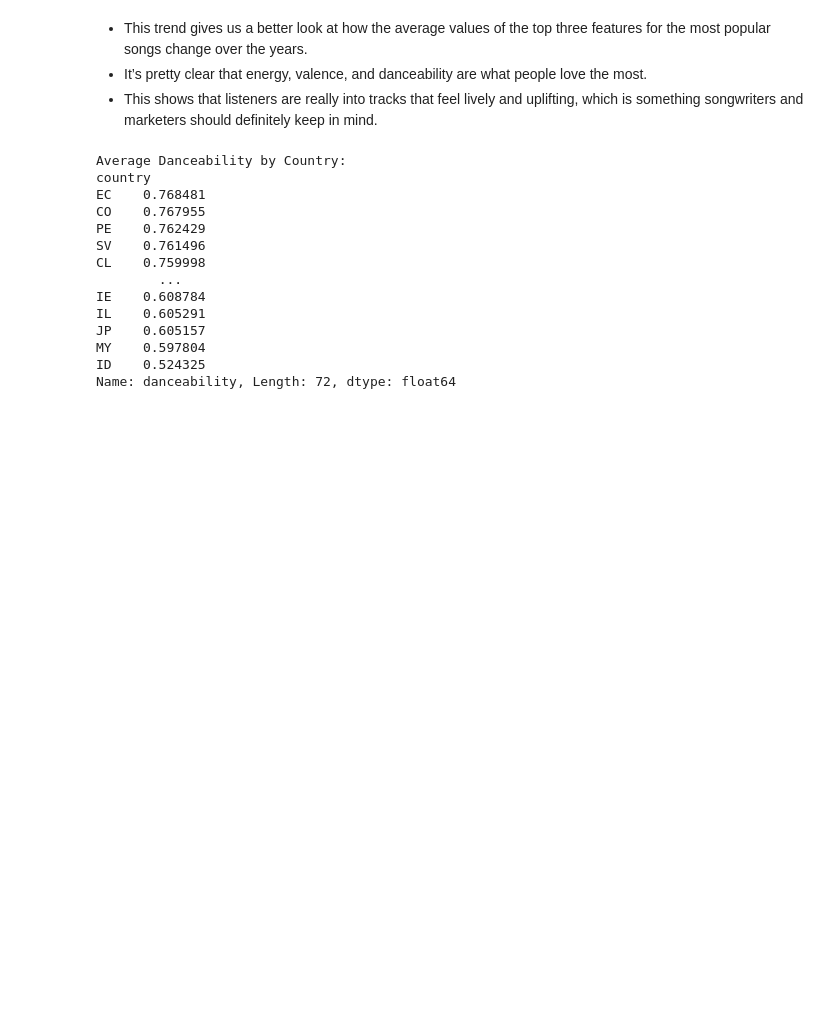
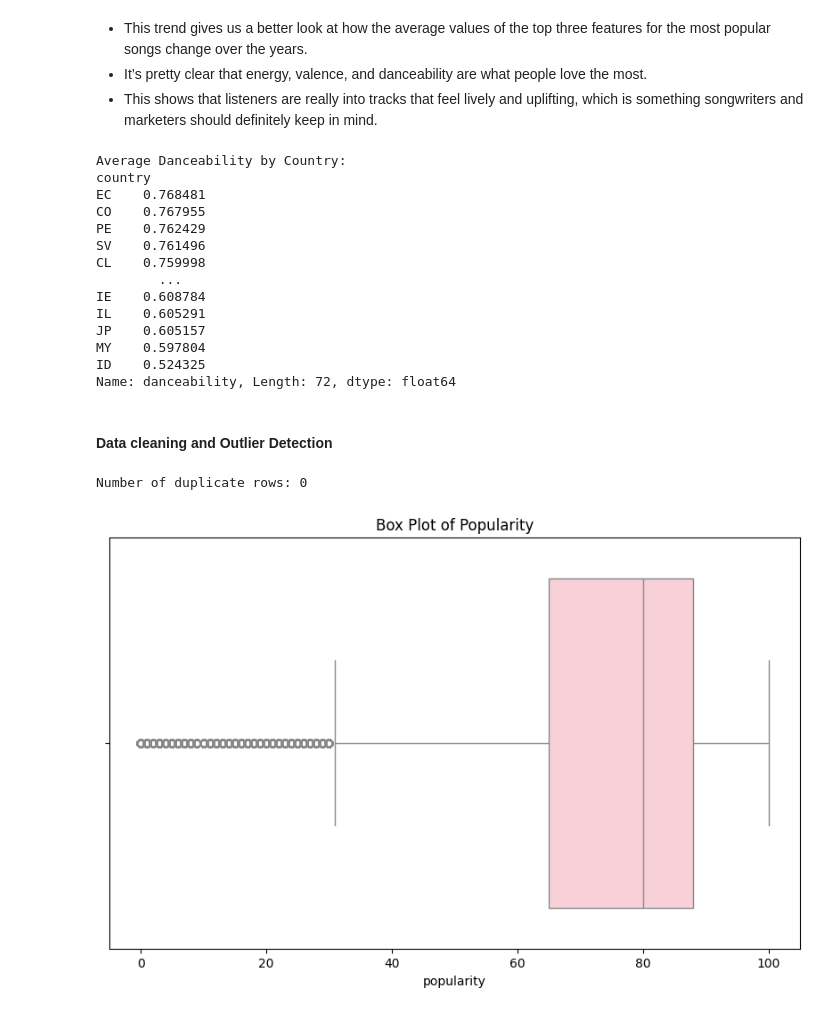
Before and after one commit to itadityaa/data-science, a Jupyter notebook: ML/SpotifyTopSongs/EDA.ipynb, the cells around one changed output. Cells and saved outputs as stored; diff of their text form; code cells hidden in the pictures; blank space fills up the shorter version.

```diff
--- a/ML/SpotifyTopSongs/EDA.ipynb
+++ b/ML/SpotifyTopSongs/EDA.ipynb
@@ -449,3 +449,16 @@ JP    0.605157
 MY    0.597804
 ID    0.524325
 Name: danceability, Length: 72, dtype: float64
+# %% [markdown]
+#### Data cleaning and Outlier Detection
+# %%
+duplicates = df.duplicated().sum()
+print(f"Number of duplicate rows: {duplicates}")
+# %% [output]
+Number of duplicate rows: 0
+# %%
+sns.boxplot(x=df['popularity'])
+plt.title("Box Plot of Popularity")
+plt.show()
+# %% [output]
+[figure, added]
```
Also changed, not shown: parts of 3 cells of this notebook.
